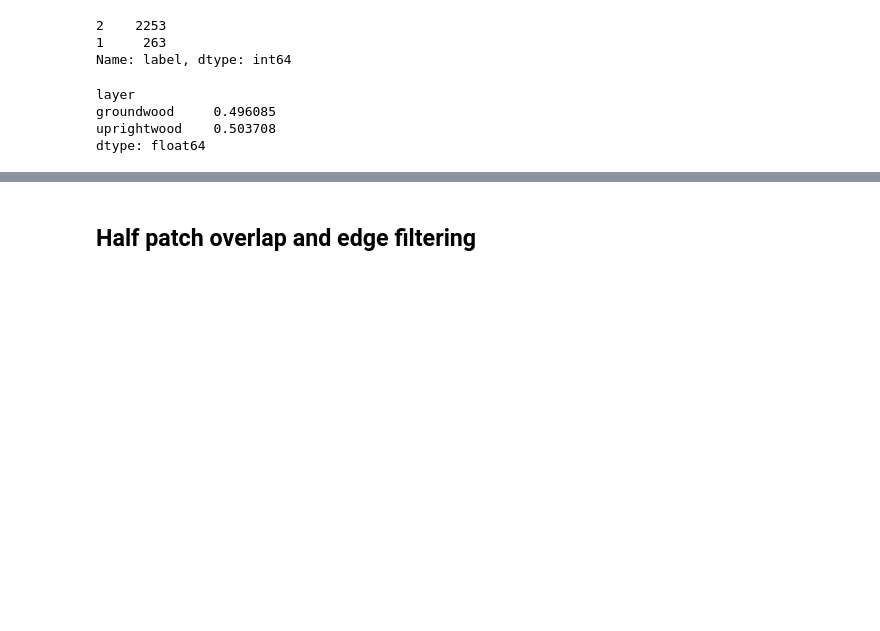
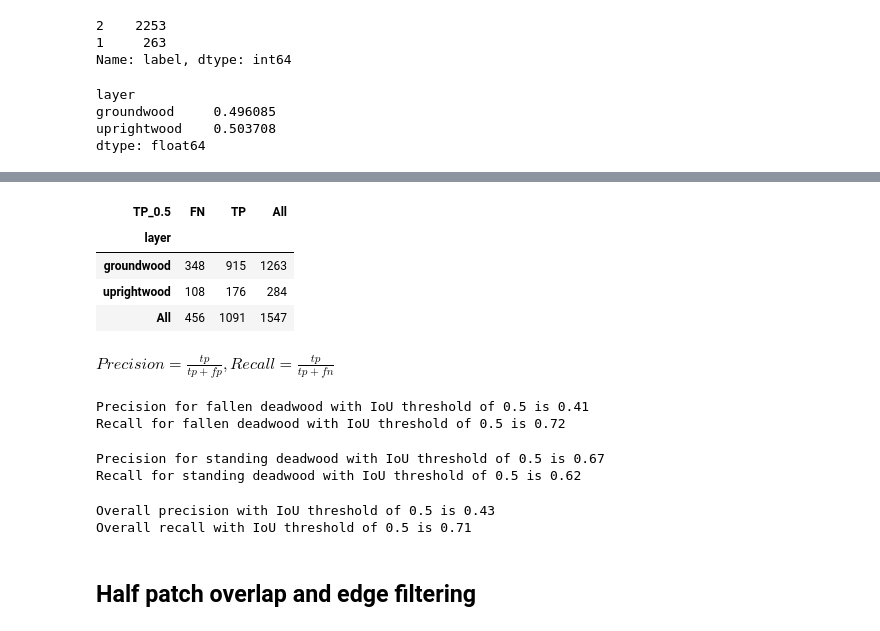
Before and after one commit to mayrajeo/maskrcnn-deadwood, a Jupyter notebook: notebooks/5_virtual_plot_level_results.ipynb, the cells around one changed output, grey strips where cells are left out. Saved outputs shown, nothing was run; the diff lists cells and outputs as text; code cells hidden in the pictures; blank space fills up the shorter version.

Commit message:
add precision and recall

```diff
--- a/notebooks/5_virtual_plot_level_results.ipynb
+++ b/notebooks/5_virtual_plot_level_results.ipynb
@@ -187,3 +212,31 @@ DONE (t=0.01s).
+# %%
+pd.crosstab(tp_truths.layer, tp_truths['TP_0.5'], margins=True)
+# %% [output]
+| TP_0.5 | FN | TP | All |
+| layer |  |  |  |
+| groundwood | 348 | 915 | 1263 |
+| uprightwood | 108 | 176 | 284 |
+| All | 456 | 1091 | 1547 |
+# %% [markdown]
+$Precision = \frac{tp}{tp+fp}, Recall = \frac{tp}{tp+fn}$
+# %%
+print(f'Precision for fallen deadwood with IoU threshold of 0.5 is {(915/2253):.2f}')
+print(f'Recall for fallen deadwood with IoU threshold of 0.5 is {(915/1263):.2f}')
+# %% [output]
+Precision for fallen deadwood with IoU threshold of 0.5 is 0.41
+Recall for fallen deadwood with IoU threshold of 0.5 is 0.72
+# %%
+print(f'Precision for standing deadwood with IoU threshold of 0.5 is {(176/263):.2f}')
+print(f'Recall for standing deadwood with IoU threshold of 0.5 is {(176/284):.2f}')
+# %% [output]
+Precision for standing deadwood with IoU threshold of 0.5 is 0.67
+Recall for standing deadwood with IoU threshold of 0.5 is 0.62
+# %%
+print(f'Overall precision with IoU threshold of 0.5 is {(1091/2516):.2f}')
+print(f'Overall recall with IoU threshold of 0.5 is {(1091/1547):.2f}')
+# %% [output]
+Overall precision with IoU threshold of 0.5 is 0.43
+Overall recall with IoU threshold of 0.5 is 0.71
 # %% [markdown]
 ## Half patch overlap and edge filtering
 # %% [markdown]
```
Also changed, not shown: parts of 48 cells of this notebook.
